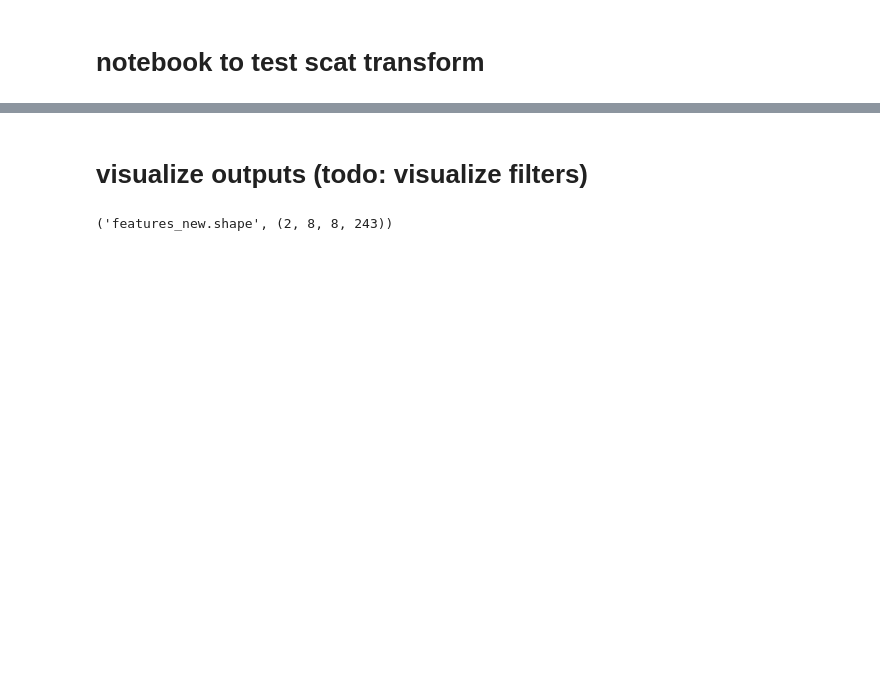
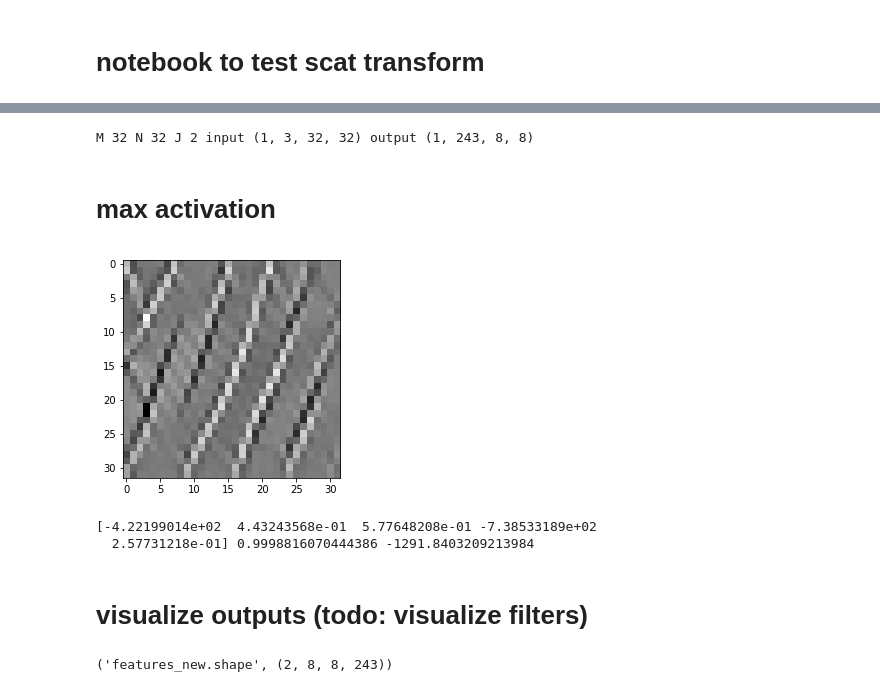
Before and after one commit to csinva/scattering-transform-experiments, a Jupyter notebook: visualize/test_scat.ipynb, the cells around one changed output, grey strips where cells are left out. Cells and saved outputs as stored; diff of their text form; code cells hidden in the pictures; blank space fills up the shorter version.

```diff
--- a/visualize/test_scat.ipynb
+++ b/visualize/test_scat.ipynb
@@ -58,0 +17,14 @@ print('new shapes', features_new.shape) #, features_new2.shape)
+# %%
+# requires NCHW format (cuDNN default - tf is NHWC)
+M, N = 32, 32
+J = 2 # spatial scale of filter
+scat = scattering.Scattering(M=M, N=N, J=J)
+
+# make scat_comp
+placeholder = tf.placeholder(tf.float32, (1, 3, 32, 32))
+scat_comp = scat(placeholder)
+print("M", M, "N", N, "J", J, 'input', placeholder.shape, 'output', scat_comp.shape)
+# %% [output]
+M 32 N 32 J 2 input (1, 3, 32, 32) output (1, 243, 8, 8)
+# %% [markdown]
+# max activation
@@ -59,3 +36,41 @@ print('new shapes', features_new.shape) #, features_new2.shape)
+# %%
+filter_num = 6
+t_score = tf.reduce_mean(scat_comp[0, filter_num, :, :]) # defining the optimization objective
+t_grad = tf.gradients(t_score, placeholder)[0] # behold the power of automatic differentiation!
+# %%
+im_noise = np.random.uniform(size=(32, 32, 3))
+im_tf = np.expand_dims(np.transpose(im_noise, (2, 0, 1)), 0)
+
+step = 0.1
+num_iters = 50
+with tf.device("/gpu:0"):
+    for i in tqdm(range(num_iters)):
+        g, score = sess.run([t_grad, t_score], {placeholder: im_tf})
+        g /= g.std() + 1e-8 # normalizing the gradient, so the same step size should work for different things
+        im_tf += g * step
+
+        #if i == 100: # normalize to keep things from blowing up
+        #    im_tf /= im_tf.std()
+
+#         print(score, end = ' ')
+#         im_out = np.transpose(np.array(im_tf)[0], (1, 2, 0))
+#         plt.imshow(im_out)
+#         plt.show()
+# %%
+def visstd(a, s=0.1): # normalize the image range for visualization
+    return (a-a.mean())/max(a.std(), 1e-4)*s + 0.5
+
+# visualize max activation
+im_out = np.transpose(np.array(im_tf)[0], (1, 2, 0))[:, :, 0]
+plt.imshow(visstd(im_out), interpolation="None", cmap='gray')
+plt.show()
+# %% [output]
+[figure, added]
+# %%
+print(im_out.flatten()[:5], np.max(im_out), np.min(im_out))
+# %% [output]
+[-4.22199014e+02  4.43243568e-01  5.77648208e-01 -7.38533189e+02
+  2.57731218e-01] 0.9998816070444386 -1291.8403209213984
 # %% [markdown]
 # visualize outputs (todo: visualize filters)
 # %%
```
Also changed, not shown: parts of 8 cells of this notebook, 8 other files.
